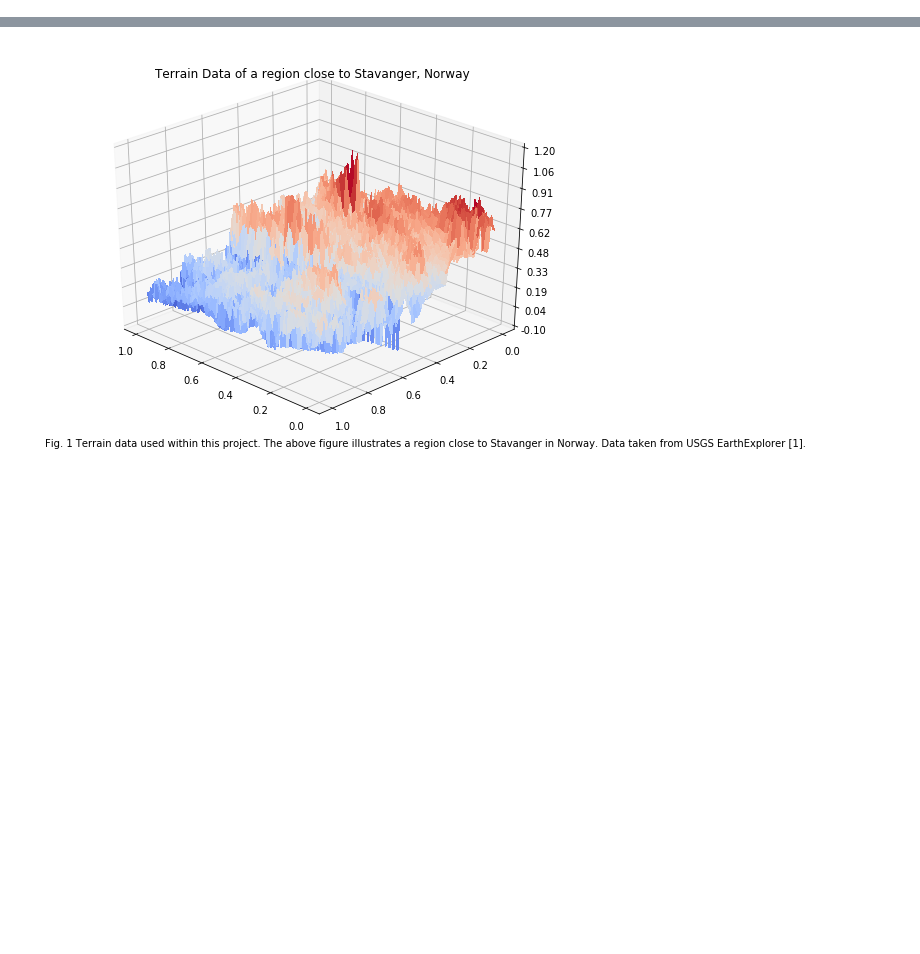
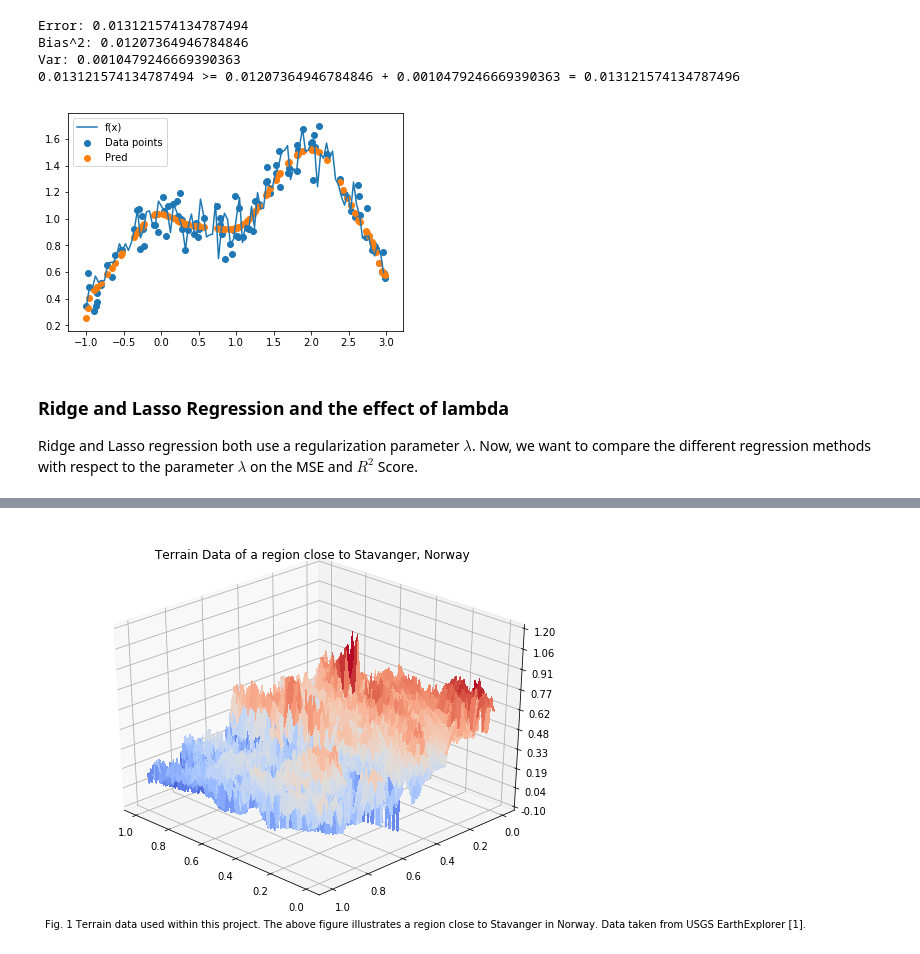
Before and after one commit to lenlehm/Credit_Card_Analysis, a Jupyter notebook: RegressionAnalysisAndResampling.ipynb, the cells around one changed output, grey strips where cells are left out. Drawn from its saved outputs; the diff is of its cells as text; code cells hidden in the pictures; blank space fills up the shorter version.

```diff
--- a/RegressionAnalysisAndResampling.ipynb
+++ b/RegressionAnalysisAndResampling.ipynb
@@ -229,0 +306,15 @@ def FrankeFunction(x,y):
+# %%
+# parameters for K-fold and split ratio
+k_folds = 5
+train_test_split = 0.2
+
+regresser = lehmannsch_enchantment(function=FrankeFunction, n=n_data_points, degree=polynom_degree, testing_size=train_test_split)
+
+# continue with Test_and_Train split
+regresser.Lehmann_OLS_test_train()
+regresser.R2_Score(regresser.train_targets, regresser.lehmann_pred_test_train)
+regresser.MeanSquaredError(regresser.train_targets, regresser.lehmann_pred_test_train)
+
+# Cross Validation
+regresser.K_Fold_Cross_Validation(k_folds=k_folds)
+print()
@@ -229,0 +365,63 @@ def FrankeFunction(x,y):
+# %%
+from sklearn.linear_model import LinearRegression, Ridge, Lasso
+from sklearn.preprocessing import PolynomialFeatures
+from sklearn.model_selection import train_test_split
+from sklearn.pipeline import make_pipeline
+from sklearn.utils import resample
+
+np.random.seed(2018)
+
+n = 500
+n_boostraps = 100
+degree = 18  # A quite high value, just to show.
+
+regresser = lehmannsch_enchantment(function=FrankeFunction, n=n, degree=degree)
+
+X_train = regresser.X_train_raw
+y_train = regresser.y_train_raw
+X_test = regresser.X_test_raw
+y_test = regresser.y_test_raw
+
+# Combine x transformation and model into one operation.
+# Not neccesary, but convenient.
+model = make_pipeline(PolynomialFeatures(degree=degree), LinearRegression(fit_intercept=False))
+
+# The following (m x n_bootstraps) matrix holds the column vectors y_pred
+# for each bootstrap iteration.
+y_pred = np.empty((y_test.shape[0], n_boostraps))
+for i in range(n_boostraps):
+    x_, y_ = resample(x_train, y_train)
+
+    # Evaluate the new model on the same test data each time.
+    y_pred[:, i] = model.fit(x_, y_).predict(x_test).ravel()
+
+# Note: Expectations and variances taken w.r.t. different training
+# data sets, hence the axis=1. Subsequent means are taken across the test data
+# set in order to obtain a total value, but before this we have error/bias/variance
+# calculated per data point in the test set.
+# Note 2: The use of keepdims=True is important in the calculation of bias as this
+# maintains the column vector form. Dropping this yields very unexpected results.
+error = np.mean( np.mean((y_test - y_pred)**2, axis=1, keepdims=True) )
+bias = np.mean( (y_test - np.mean(y_pred, axis=1, keepdims=True))**2 )
+variance = np.mean( np.var(y_pred, axis=1, keepdims=True) )
+print('Error:', error)
+print('Bias^2:', bias)
+print('Var:', variance)
+print('{} >= {} + {} = {}'.format(error, bias, variance, bias+variance))
+
+plt.plot(x[::5, :], y[::5, :], label='f(x)')
+plt.scatter(x_test, y_test, label='Data points')
+plt.scatter(x_test, np.mean(y_pred, axis=1), label='Pred')
+plt.legend()
+plt.show()
+# %% [output]
+Error: 0.013121574134787494
+Bias^2: 0.01207364946784846
+Var: 0.0010479246669390363
+0.013121574134787494 >= 0.01207364946784846 + 0.0010479246669390363 = 0.013121574134787496
+[figure, added]
+# %% [markdown]
+
+### Ridge and Lasso Regression and the effect of lambda
+
+Ridge and Lasso regression both use a regularization parameter $\lambda$. Now, we want to compare the different regression methods with respect to the parameter $\lambda$ on the MSE and $R^2$ Score.
```
Also changed, not shown: parts of 27 cells of this notebook, 1 other file.
